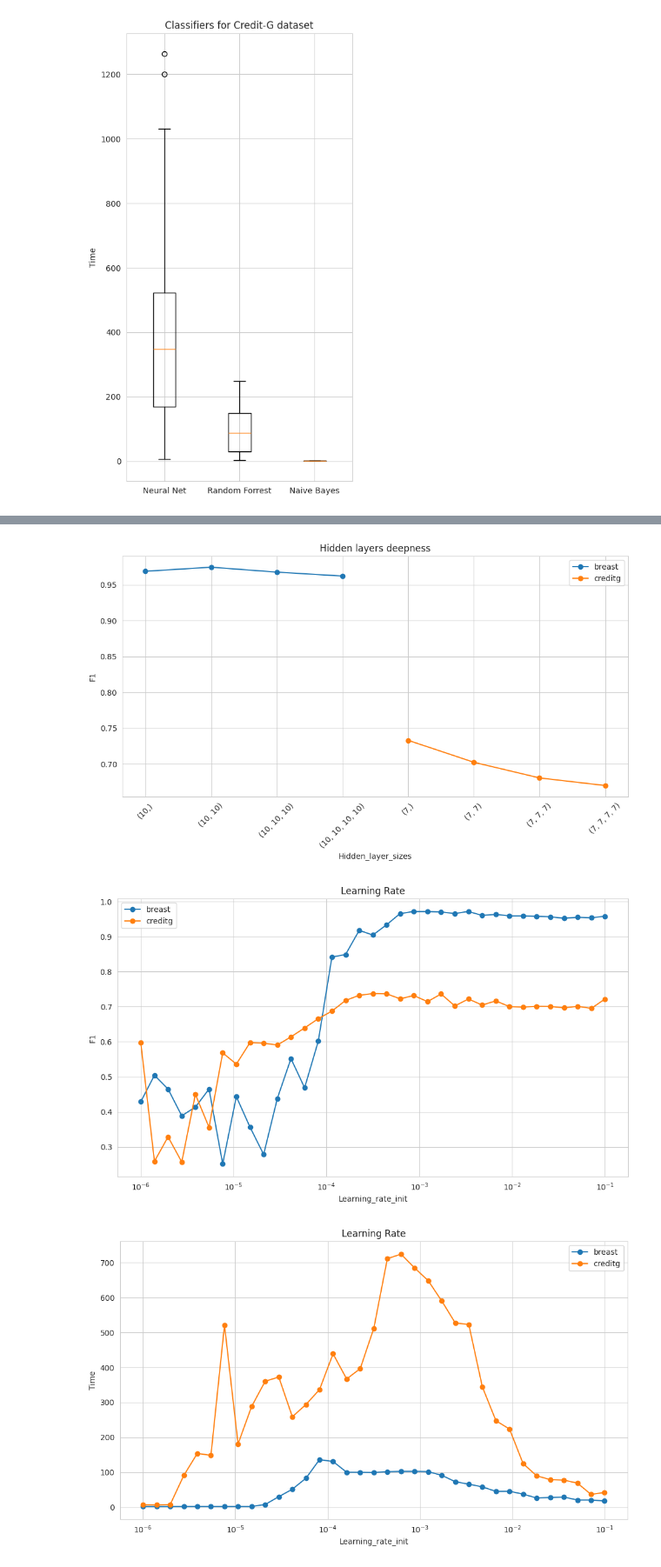
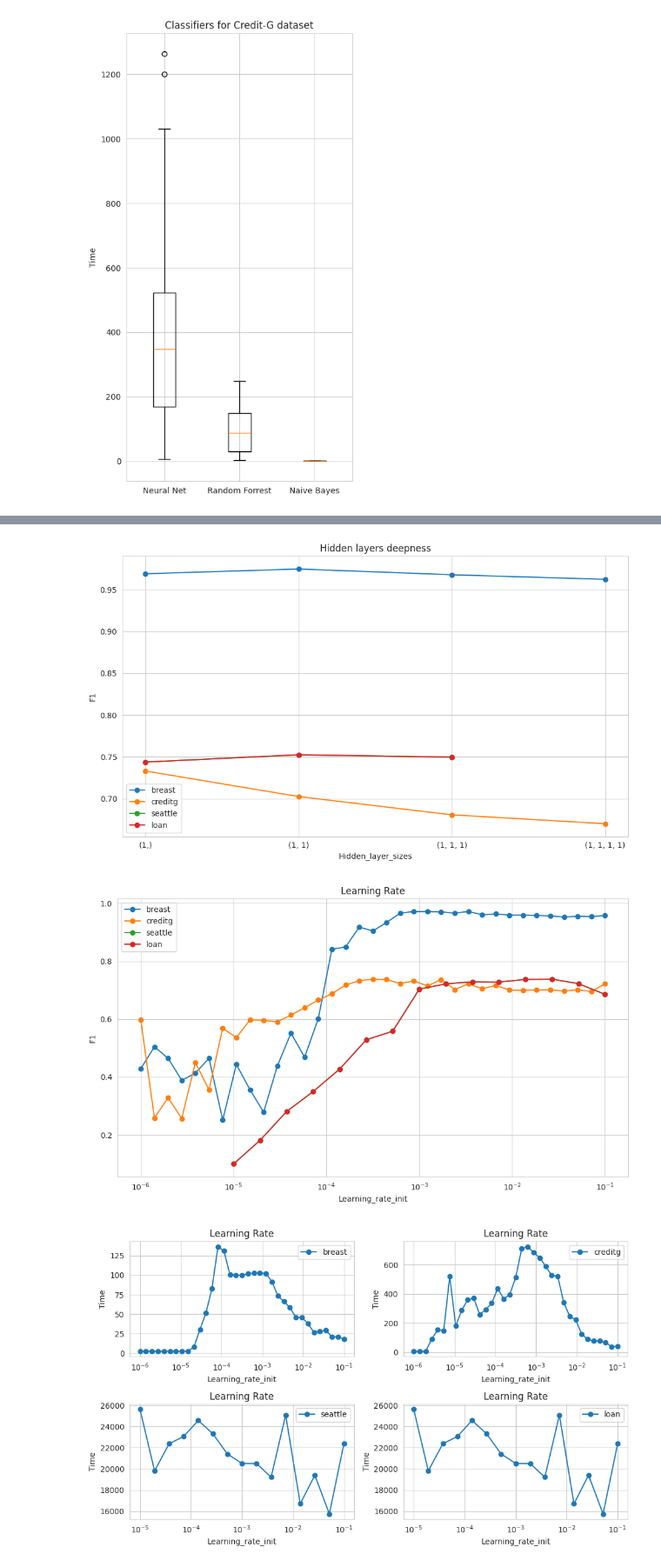
Before and after one commit to Maustrian3/ML24, a Jupyter notebook: exercise-1/combined_plots.ipynb, the cells around one changed output, grey strips where cells are left out. Shown at 87% size. Saved outputs shown, nothing was run; the diff lists cells and outputs as text; code cells hidden in the pictures.

```diff
--- a/exercise-1/combined_plots.ipynb
+++ b/exercise-1/combined_plots.ipynb
@@ -155,17 +258,32 @@ evaluator.draw_diagram2_list(nn_hidden_layer, x_axis="hidden_layer_sizes", y_axi
 # %%
+import copy
+
+
+def normalize_deepness(data):
+    for key, value in data.items():
+        if value.get("hidden_layer_sizes") is not None:
+            length = len(value["hidden_layer_sizes"])
+            value["hidden_layer_sizes"] = (1, ) * length
+    return data
+
 nn_hidden_layer_deep ={
-    "breast": combined_results_breast["nn_hidden_layer_deep"],
-    "creditg": combined_results_creditg["nn_hidden_layer_deep"]
+    "breast": normalize_deepness(copy.deepcopy(combined_results_breast["nn_hidden_layer_deep"])),
+    "creditg": normalize_deepness(copy.deepcopy(combined_results_creditg["nn_hidden_layer_deep"])),
+    "seattle": normalize_deepness(copy.deepcopy(combined_results_seattle["nn_hidden_layer_deep"])),
+    "loan": normalize_deepness(copy.deepcopy(combined_results_seattle["nn_hidden_layer_deep"]))
 }
 evaluator.draw_diagram2_list(nn_hidden_layer_deep, x_axis="hidden_layer_sizes", y_axis=["f1"], title="Hidden layers deepness")
 # %% [output]
-[figure, old version]
+[figure, new version]
 # %%
 lr ={
     "breast": combined_results_breast["nn_learning_rate"],
-    "creditg": combined_results_creditg["nn_learning_rate"]
+    "creditg": combined_results_creditg["nn_learning_rate"],
+    "seattle": combined_results_seattle["nn_learning_rate"],
+    "loan": combined_results_seattle["nn_learning_rate"]
 }
-evaluator.draw_diagram2_list(lr, x_axis="learning_rate_init", y_axis=["f1", "time"], title="Learning Rate", logaritmic=True)
+evaluator.draw_diagram2_list(lr, x_axis="learning_rate_init", y_axis=["f1",], title="Learning Rate", logaritmic=True)
+evaluator.draw_diagram2_list(lr, x_axis="learning_rate_init", y_axis=["time",], title="Learning Rate", logaritmic=True, subplots=True)
 # %% [output]
-[figure, old version]
+[figure, new version]
-[figure, old version]
+[figure, new version]
```
Also changed, not shown: parts of 11 cells of this notebook, 1 other file.
